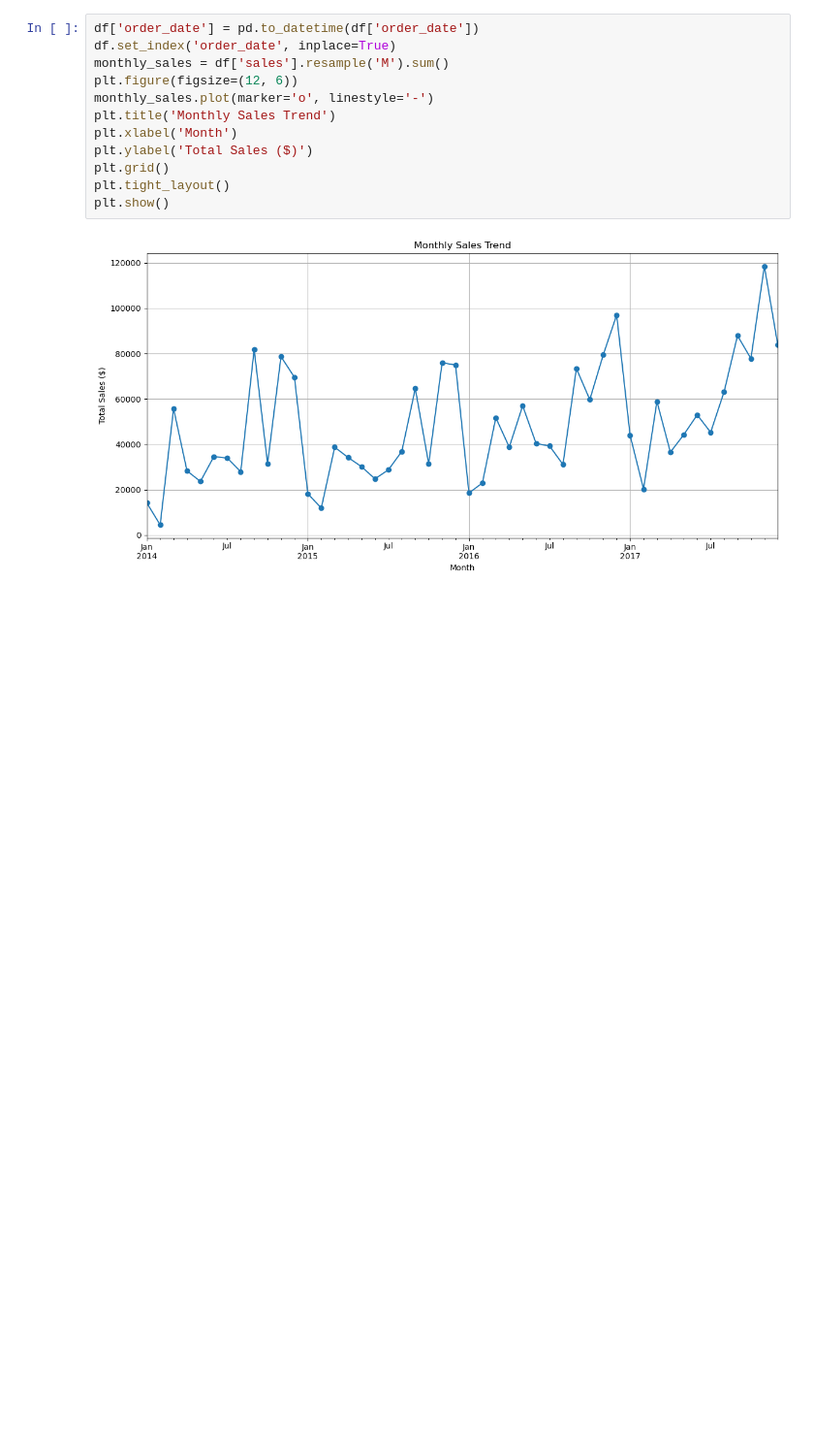
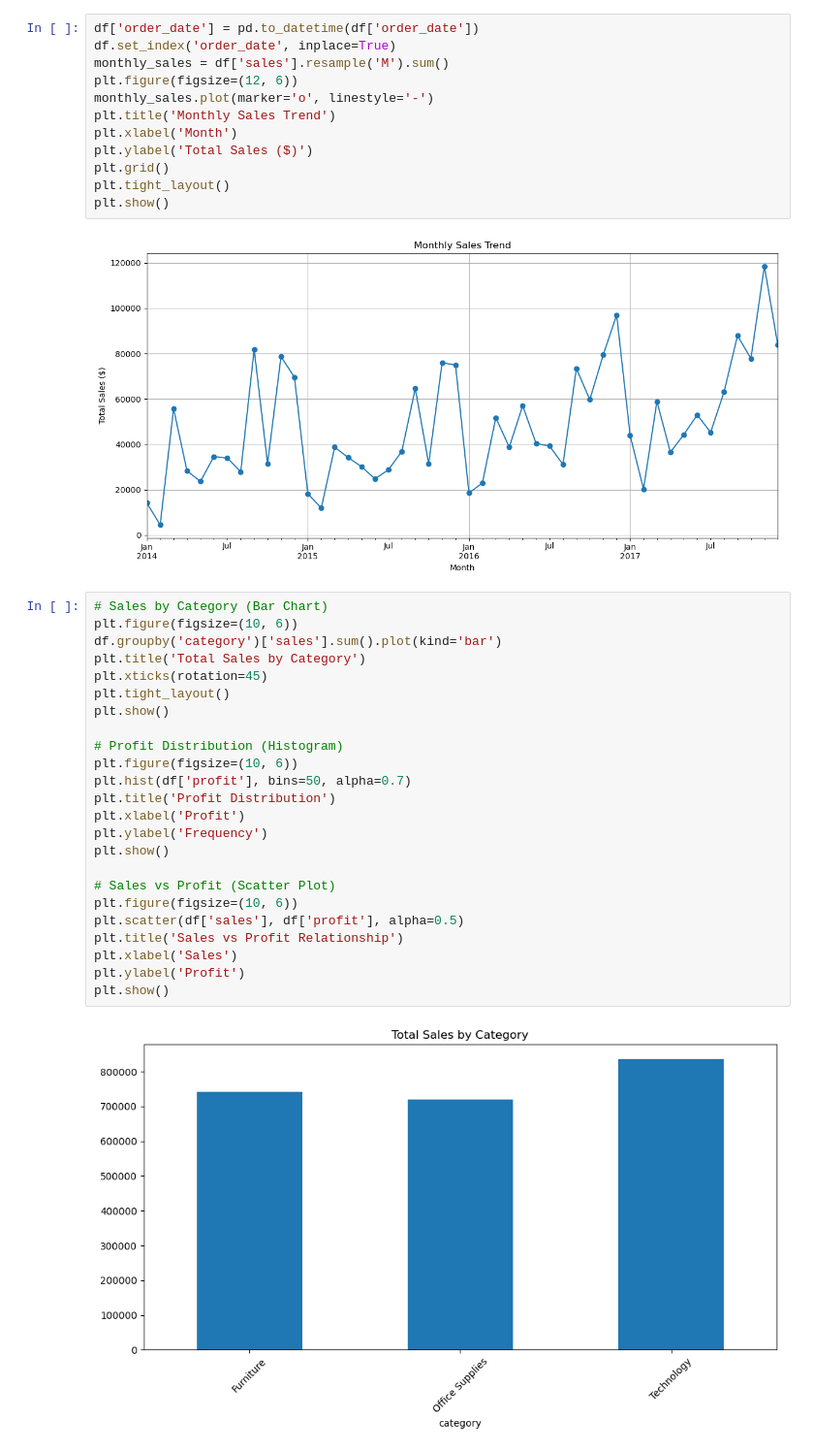
Before and after one commit to ryantaldino/superstore_analysis, a Jupyter notebook: latihan deepseek 1.ipynb, the cells around one changed output. Shown: that part at 97% size. Drawn from its saved outputs; the diff is of its cells as text; blank space fills up the shorter version.

```diff
--- a/latihan deepseek 1.ipynb
+++ b/latihan deepseek 1.ipynb
@@ -151,3 +151,29 @@ plt.tight_layout()
 plt.show()
 # %% [output]
 [figure]
+# %%
+# Sales by Category (Bar Chart)
+plt.figure(figsize=(10, 6))
+df.groupby('category')['sales'].sum().plot(kind='bar')
+plt.title('Total Sales by Category')
+plt.xticks(rotation=45)
+plt.tight_layout()
+plt.show()
+
+# Profit Distribution (Histogram)
+plt.figure(figsize=(10, 6))
+plt.hist(df['profit'], bins=50, alpha=0.7)
+plt.title('Profit Distribution')
+plt.xlabel('Profit')
+plt.ylabel('Frequency')
+plt.show()
+
+# Sales vs Profit (Scatter Plot)
+plt.figure(figsize=(10, 6))
+plt.scatter(df['sales'], df['profit'], alpha=0.5)
+plt.title('Sales vs Profit Relationship')
+plt.xlabel('Sales')
+plt.ylabel('Profit')
+plt.show()
+# %% [output]
+[figure, added]
```
Also changed, not shown: parts of 4 cells of this notebook, 1 other file.
